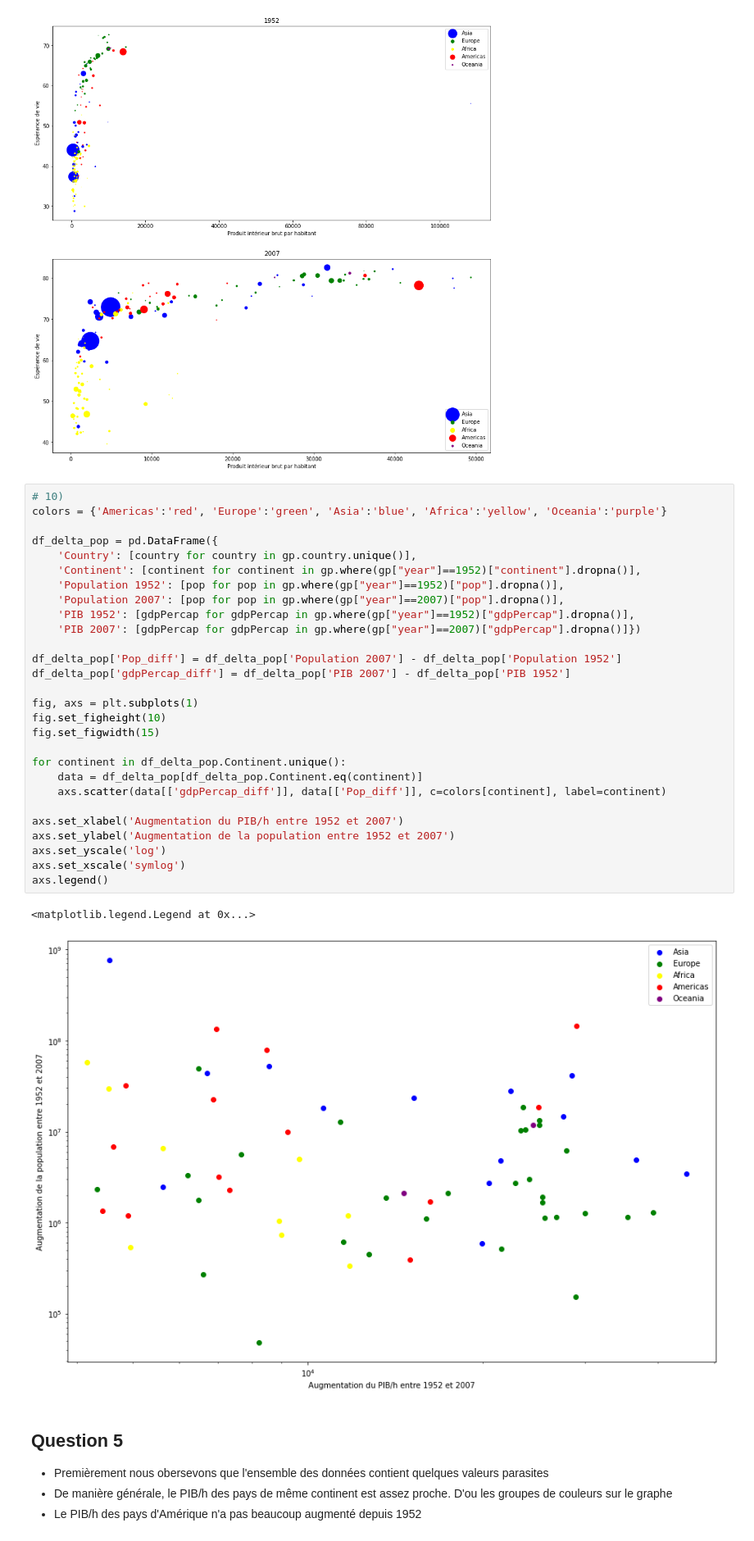
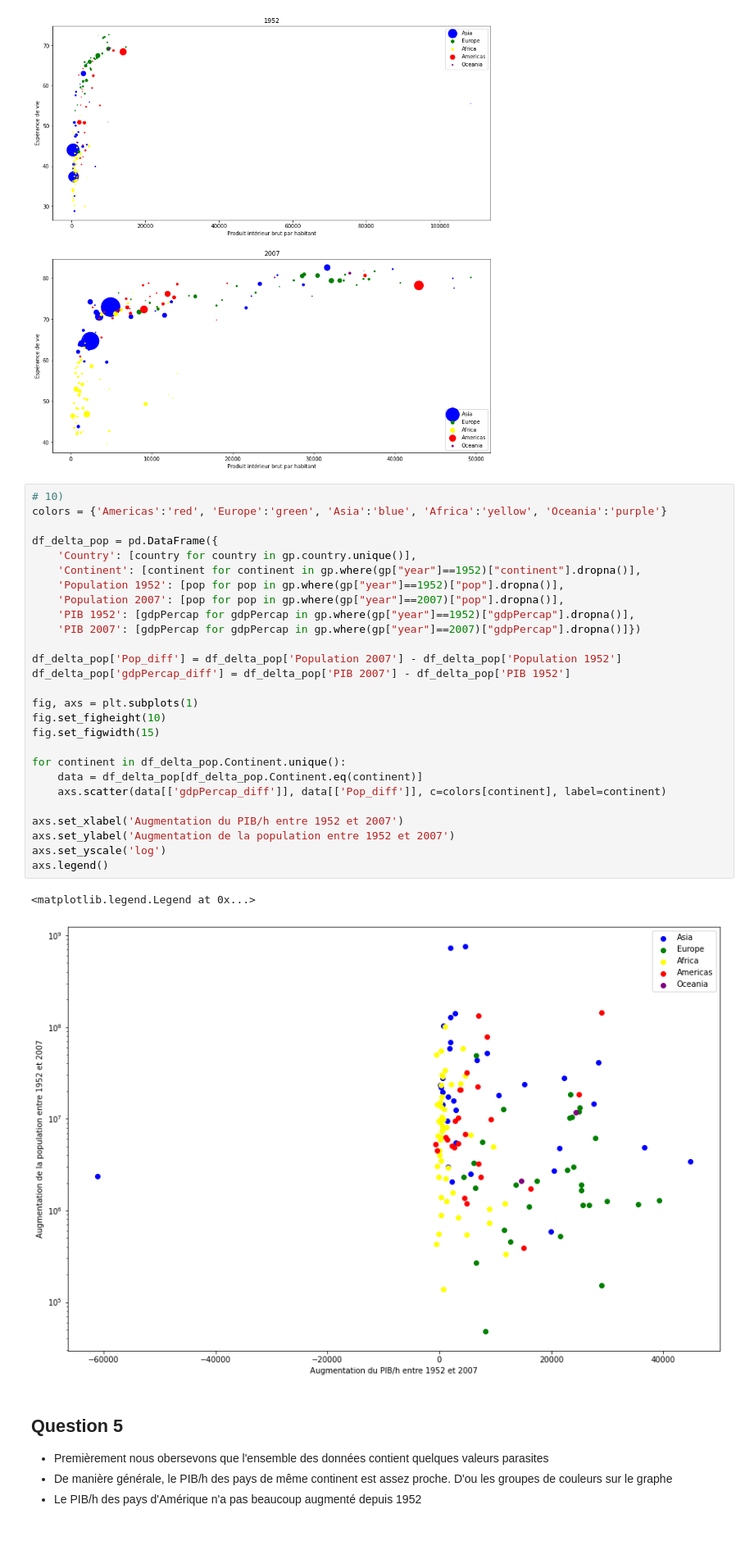
Before and after one commit to richmartins/ISD_L3, a Jupyter notebook: gapminder.ipynb, the cells around one changed output. Shown: that part at 82% size. Drawn from its saved outputs; the diff is of its cells as text.

```diff
--- a/gapminder.ipynb
+++ b/gapminder.ipynb
@@ -191,34 +191,33 @@ axs[1].legend()
 # %%
 # 10)
 colors = {'Americas':'red', 'Europe':'green', 'Asia':'blue', 'Africa':'yellow', 'Oceania':'purple'}
 
 df_delta_pop = pd.DataFrame({
     'Country': [country for country in gp.country.unique()],
     'Continent': [continent for continent in gp.where(gp["year"]==1952)["continent"].dropna()],
     'Population 1952': [pop for pop in gp.where(gp["year"]==1952)["pop"].dropna()],
     'Population 2007': [pop for pop in gp.where(gp["year"]==2007)["pop"].dropna()],
     'PIB 1952': [gdpPercap for gdpPercap in gp.where(gp["year"]==1952)["gdpPercap"].dropna()],
     'PIB 2007': [gdpPercap for gdpPercap in gp.where(gp["year"]==2007)["gdpPercap"].dropna()]})
 
 df_delta_pop['Pop_diff'] = df_delta_pop['Population 2007'] - df_delta_pop['Population 1952']
 df_delta_pop['gdpPercap_diff'] = df_delta_pop['PIB 2007'] - df_delta_pop['PIB 1952']
 
 fig, axs = plt.subplots(1)
 fig.set_figheight(10)
 fig.set_figwidth(15)
 
 for continent in df_delta_pop.Continent.unique():
     data = df_delta_pop[df_delta_pop.Continent.eq(continent)]
     axs.scatter(data[['gdpPercap_diff']], data[['Pop_diff']], c=colors[continent], label=continent)
 
 axs.set_xlabel('Augmentation du PIB/h entre 1952 et 2007')
 axs.set_ylabel('Augmentation de la population entre 1952 et 2007')
 axs.set_yscale('log')
-axs.set_xscale('symlog')
 axs.legend()
 # %% [output]
 <matplotlib.legend.Legend at 0x...>
-[figure, old version]
+[figure, new version]
 # %% [markdown]
 ## Question 5
 
```
Also changed, not shown: parts of 2 cells of this notebook.
